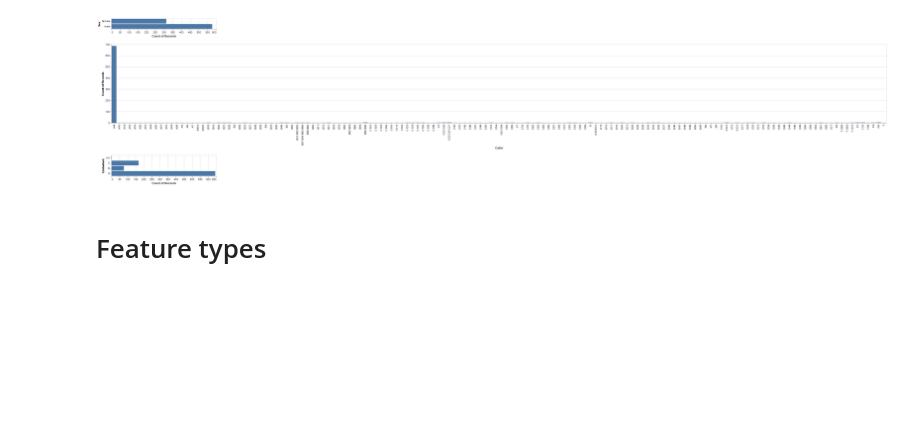
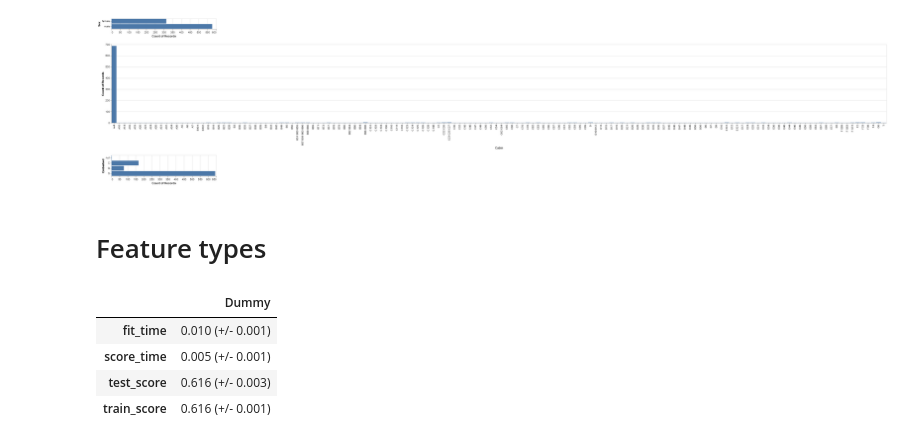
Before and after one commit to johnwslee/Titanic, a Jupyter notebook: Titanic.ipynb, the cells around one changed output. Saved outputs shown, nothing was run; the diff lists cells and outputs as text; code cells hidden in the pictures; blank space fills up the shorter version.

```diff
--- a/Titanic.ipynb
+++ b/Titanic.ipynb
@@ -122,0 +156,22 @@ categorical_features = ["Embarked"]
+# %%
+ct = make_column_transformer(
+    (
+        make_pipeline(SimpleImputer(strategy='median'), StandardScaler()),
+        numeric_features
+    ),
+    (
+        OneHotEncoder(drop="if_binary", dtype=int, sparse=False),
+        binary_features
+    ),
+    (
+        make_pipeline(
+            SimpleImputer(strategy='most_frequent'),
+            OneHotEncoder(handle_unknown="ignore")
+        ), categorical_features
+    ),
+    ("drop", drop_features)
+)
+# %%
+results = {}
+# %%
+pipe_dummy = make_pipeline(ct, DummyClassifier())
@@ -122,0 +182,8 @@ categorical_features = ["Embarked"]
+# %%
+pd.DataFrame(results)
+# %% [output]
+|  | Dummy |
+| fit_time | 0.010 (+/- 0.001) |
+| score_time | 0.005 (+/- 0.001) |
+| test_score | 0.616 (+/- 0.003) |
+| train_score | 0.616 (+/- 0.001) |
```
Also changed, not shown: parts of 9 cells of this notebook.
